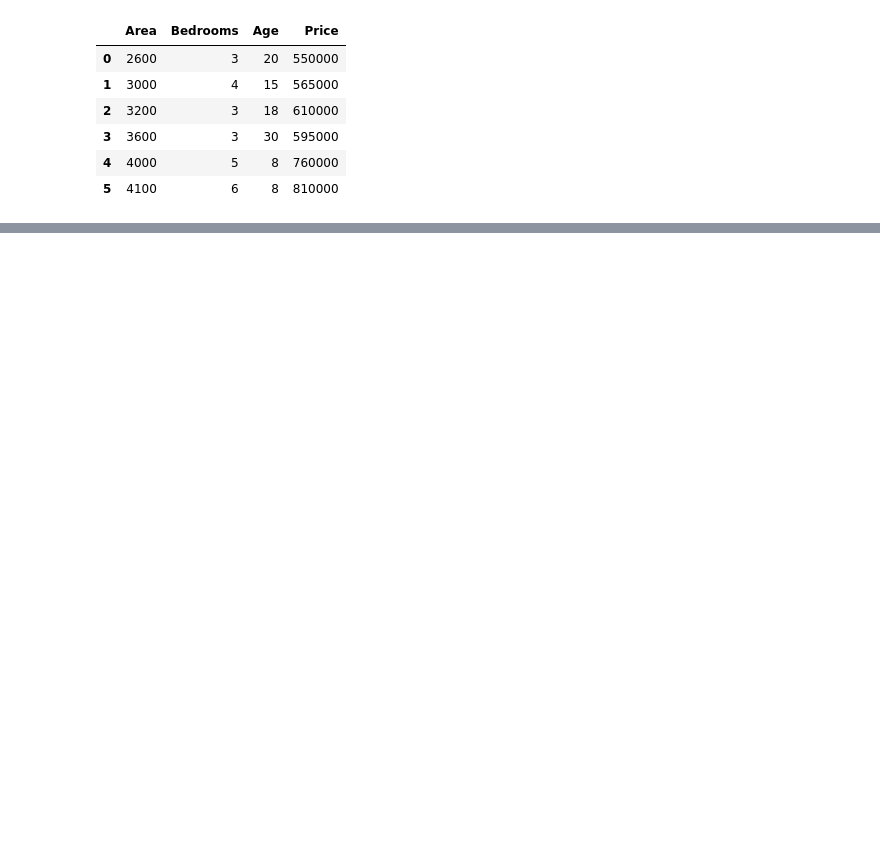
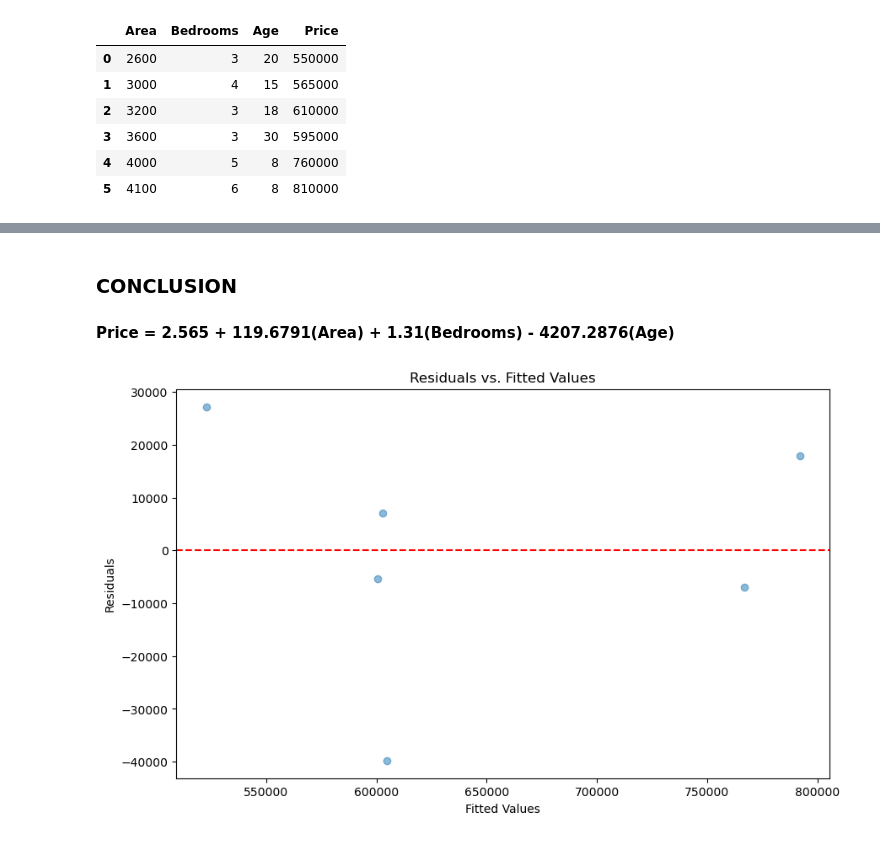
Before and after one commit to s0ul141/SB47, a Jupyter notebook: REG_DA2.ipynb, the cells around one changed output, grey strips where cells are left out. Saved outputs shown, nothing was run; the diff lists cells and outputs as text; code cells hidden in the pictures; blank space fills up the shorter version.

```diff
--- a/REG_DA2.ipynb
+++ b/REG_DA2.ipynb
@@ -57,0 +65,6 @@ strong multicollinearity or other numerical problems.
+# %%
+# Fit the multiple linear regression model
+model = sm.OLS(df['Price'], df[['const', 'Area', 'Bedrooms', 'Age']]).fit()
+
+# Print the summary of the model
+print(model.summary())
@@ -57,0 +89,17 @@ strong multicollinearity or other numerical problems.
+# %% [markdown]
+### CONCLUSION
+#### Price = 2.565 + 119.6791(Area) + 1.31(Bedrooms) - 4207.2876(Age)
+# %%
+# Obtain the residuals
+residuals = model.resid
+
+# Residuals vs. Fitted Values Plot
+plt.figure(figsize=(10, 6))
+plt.scatter(model.fittedvalues, residuals, alpha=0.5)
+plt.axhline(y=0, color='r', linestyle='--')
+plt.title('Residuals vs. Fitted Values')
+plt.xlabel('Fitted Values')
+plt.ylabel('Residuals')
+plt.show()
+# %% [output]
+[figure, added]
```
Also changed, not shown: parts of 11 cells of this notebook.
